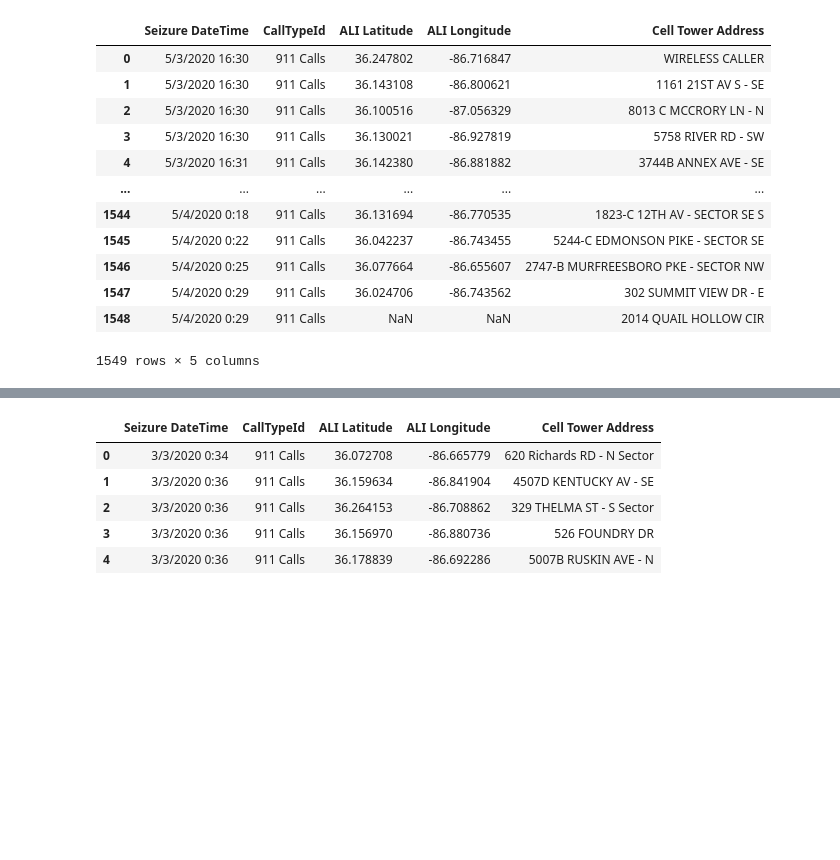
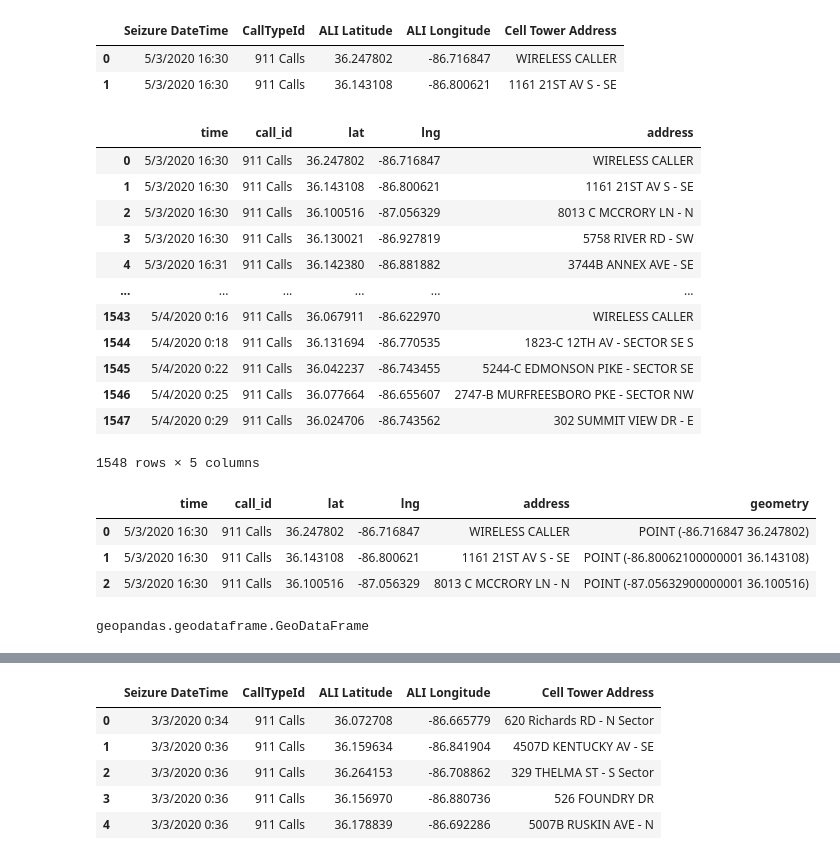
Before and after one commit to Tig42/Tornado-and-Derecho-Analysis, a Jupyter notebook: notebook/e911_thanksgiving_tigist.ipynb, the cells around one changed output, grey strips where cells are left out. Saved outputs shown, nothing was run; the diff lists cells and outputs as text; code cells hidden in the pictures; blank space fills up the shorter version.

```diff
--- a/notebook/e911_thanksgiving_tigist.ipynb
+++ b/notebook/e911_thanksgiving_tigist.ipynb
@@ -9,22 +10,12 @@ from folium.plugins import FastMarkerCluster
 # %%
-Derecho_911=pd.read_csv('../data/911_Phone Calls_Derecho_050320_050420.csv')
-Tornado_911=pd.read_csv('../data/911_Phone_Calls_Tornado_030320.csv')
-Derecho_incident=pd.read_csv('../data/Computer Aided Dispatch Data_Derecho Incidents 050320-050420.csv')
-Tornodo_incident=pd.read_csv('../data/Computer Aided Dispatch Data_Tornado Incidents 030320.csv')
+Der_911=pd.read_csv('../data/911_Phone Calls_Derecho_050320_050420.csv')
+Tor_911=pd.read_csv('../data/911_Phone_Calls_Tornado_030320.csv')
+Der_incident=pd.read_csv('../data/Computer Aided Dispatch Data_Derecho Incidents 050320-050420.csv')
+Tor_incident=pd.read_csv('../data/Computer Aided Dispatch Data_Tornado Incidents 030320.csv')
 # %%
-Derecho_911
+Der_911.head(2)
 # %% [output]
 |  | Seizure DateTime | CallTypeId | ALI Latitude | ALI Longitude | Cell Tower Address |
 | 0 | 5/3/2020 16:30 | 911 Calls | 36.247802 | -86.716847 | WIRELESS CALLER |
 | 1 | 5/3/2020 16:30 | 911 Calls | 36.143108 | -86.800621 | 1161 21ST AV S - SE |
-| 2 | 5/3/2020 16:30 | 911 Calls | 36.100516 | -87.056329 | 8013 C MCCRORY LN - N |
-| 3 | 5/3/2020 16:30 | 911 Calls | 36.130021 | -86.927819 | 5758 RIVER RD - SW |
-| 4 | 5/3/2020 16:31 | 911 Calls | 36.142380 | -86.881882 | 3744B ANNEX AVE - SE |
-| ... | ... | ... | ... | ... | ... |
-| 1544 | 5/4/2020 0:18 | 911 Calls | 36.131694 | -86.770535 | 1823-C 12TH AV - SECTOR SE S |
-| 1545 | 5/4/2020 0:22 | 911 Calls | 36.042237 | -86.743455 | 5244-C EDMONSON PIKE - SECTOR SE |
-| 1546 | 5/4/2020 0:25 | 911 Calls | 36.077664 | -86.655607 | 2747-B MURFREESBORO PKE - SECTOR NW |
-| 1547 | 5/4/2020 0:29 | 911 Calls | 36.024706 | -86.743562 | 302 SUMMIT VIEW DR - E |
-| 1548 | 5/4/2020 0:29 | 911 Calls | NaN | NaN | 2014 QUAIL HOLLOW CIR |
-1549 rows × 5 columns
 # %%
@@ -31,0 +23,31 @@ Derecho_911[column]=Derecho_911.rename({'Seizure DateTime':'time',})
+# %%
+Der_911
+# %% [output]
+|  | time | call_id | lat | lng | address |
+| 0 | 5/3/2020 16:30 | 911 Calls | 36.247802 | -86.716847 | WIRELESS CALLER |
+| 1 | 5/3/2020 16:30 | 911 Calls | 36.143108 | -86.800621 | 1161 21ST AV S - SE |
+| 2 | 5/3/2020 16:30 | 911 Calls | 36.100516 | -87.056329 | 8013 C MCCRORY LN - N |
+| 3 | 5/3/2020 16:30 | 911 Calls | 36.130021 | -86.927819 | 5758 RIVER RD - SW |
+| 4 | 5/3/2020 16:31 | 911 Calls | 36.142380 | -86.881882 | 3744B ANNEX AVE - SE |
+| ... | ... | ... | ... | ... | ... |
+| 1543 | 5/4/2020 0:16 | 911 Calls | 36.067911 | -86.622970 | WIRELESS CALLER |
+| 1544 | 5/4/2020 0:18 | 911 Calls | 36.131694 | -86.770535 | 1823-C 12TH AV - SECTOR SE S |
+| 1545 | 5/4/2020 0:22 | 911 Calls | 36.042237 | -86.743455 | 5244-C EDMONSON PIKE - SECTOR SE |
+| 1546 | 5/4/2020 0:25 | 911 Calls | 36.077664 | -86.655607 | 2747-B MURFREESBORO PKE - SECTOR NW |
+| 1547 | 5/4/2020 0:29 | 911 Calls | 36.024706 | -86.743562 | 302 SUMMIT VIEW DR - E |
+1548 rows × 5 columns
+# %%
+Der_911['geometry']=Der_911.apply(lambda x: Point((float(x.lng),
+                                                         float(x.lat))),
+                                        axis=1)
+Der_911.head(3)
+# %% [output]
+|  | time | call_id | lat | lng | address | geometry |
+| 0 | 5/3/2020 16:30 | 911 Calls | 36.247802 | -86.716847 | WIRELESS CALLER | POINT (-86.716847 36.247802) |
+| 1 | 5/3/2020 16:30 | 911 Calls | 36.143108 | -86.800621 | 1161 21ST AV S - SE | POINT (-86.80062100000001 36.143108) |
+| 2 | 5/3/2020 16:30 | 911 Calls | 36.100516 | -87.056329 | 8013 C MCCRORY LN - N | POINT (-87.05632900000001 36.100516) |
+# %%
+Der_911_geo=gpd.GeoDataFrame(Der_911)
+type(Der_911_geo)
+# %% [output]
+geopandas.geodataframe.GeoDataFrame
```
Also changed, not shown: parts of 39 cells of this notebook.
